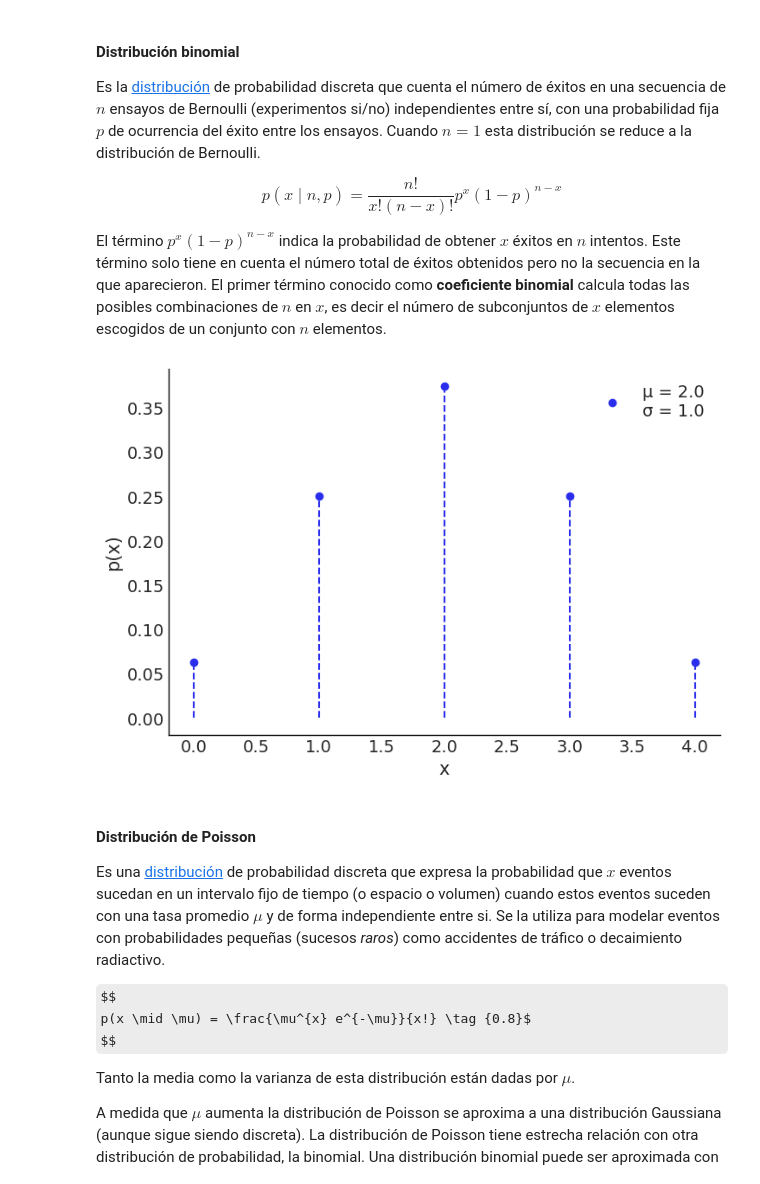
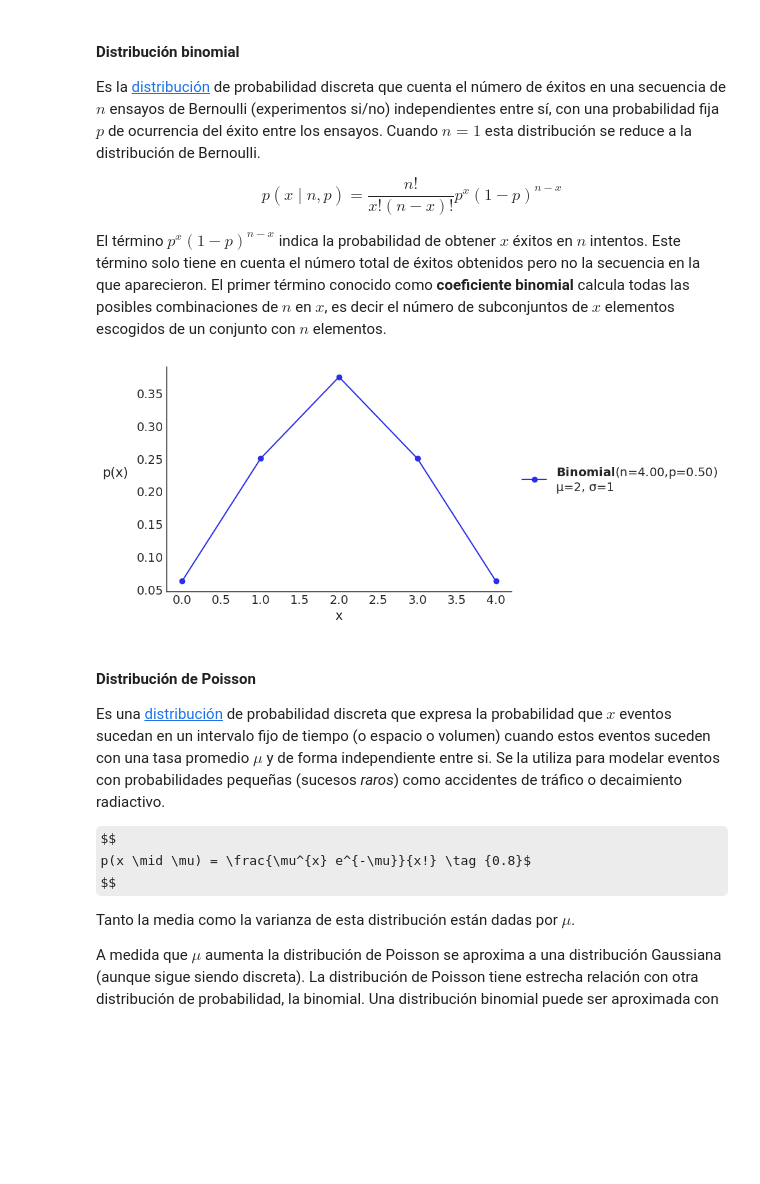
Before and after one commit to Grupo-de-modelado-probabilista/modelado_bayesiano, a Jupyter notebook: 00_Probabilidad.ipynb, the cells around one changed output. Cells and saved outputs as stored; diff of their text form; code cells hidden in the pictures; some formulas as TeX source; blank space fills up the shorter version.

```diff
--- a/00_Probabilidad.ipynb
+++ b/00_Probabilidad.ipynb
@@ -259,22 +251,13 @@ Cuando $n=1$ esta distribución se reduce a la distribución de Bernoulli.
 $$p(x \mid n,p) = \frac{n!}{x!(n-x)!}p^x(1-p)^{n-x} \tag {0.7}$$
 
 El término $p^x(1-p)^{n-x}$ indica la probabilidad de obtener $x$ éxitos en $n$ intentos. Este término solo tiene en cuenta el número total de éxitos obtenidos pero no la secuencia en la que aparecieron. El primer término conocido como **coeficiente binomial** calcula todas las posibles combinaciones de $n$ en $x$, es decir el número de subconjuntos de $x$ elementos escogidos de un conjunto con $n$ elementos.
-# %%
-n = 4  # número de intentos
-p = 0.5  # probabilidad de "éxitos"
-distri = stats.binom(n, p)
-x = np.arange(0, n + 1)
-x_pmf = distri.pmf(x)  # la pmf evaluada para todos los x
-media, varianza = distri.stats(moments='mv')
-plt.plot(x, x_pmf, 'C0o',
-         label=f'μ = {media:3.1f}\nσ = {varianza**0.5:3.1f}')
-plt.vlines(x,  0, x_pmf, colors='C0', linestyles='--')
-
-plt.xlabel('x')
-plt.ylabel('p(x)')
-plt.legend();
-# %% [output]
-[figure, removed]
+# %%
+dist = pz.Binomial(n=4, p=0.5)
+ax = dist.plot_pdf(moments="md")
+ax.set_xlabel('x')
+ax.set_ylabel('p(x)', rotation=0, labelpad=25);
+# %% [output]
+[figure, added]
 # %% [markdown]
 #### Distribución de Poisson
 
```
Also changed, not shown: parts of 20 cells of this notebook, 1 other file.
